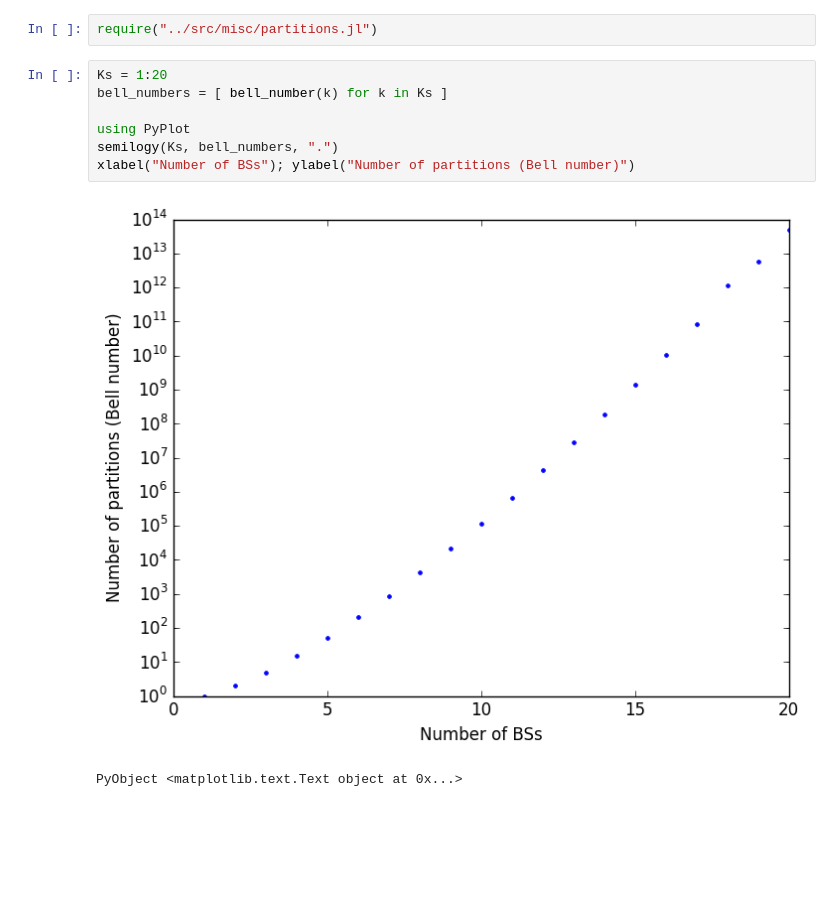
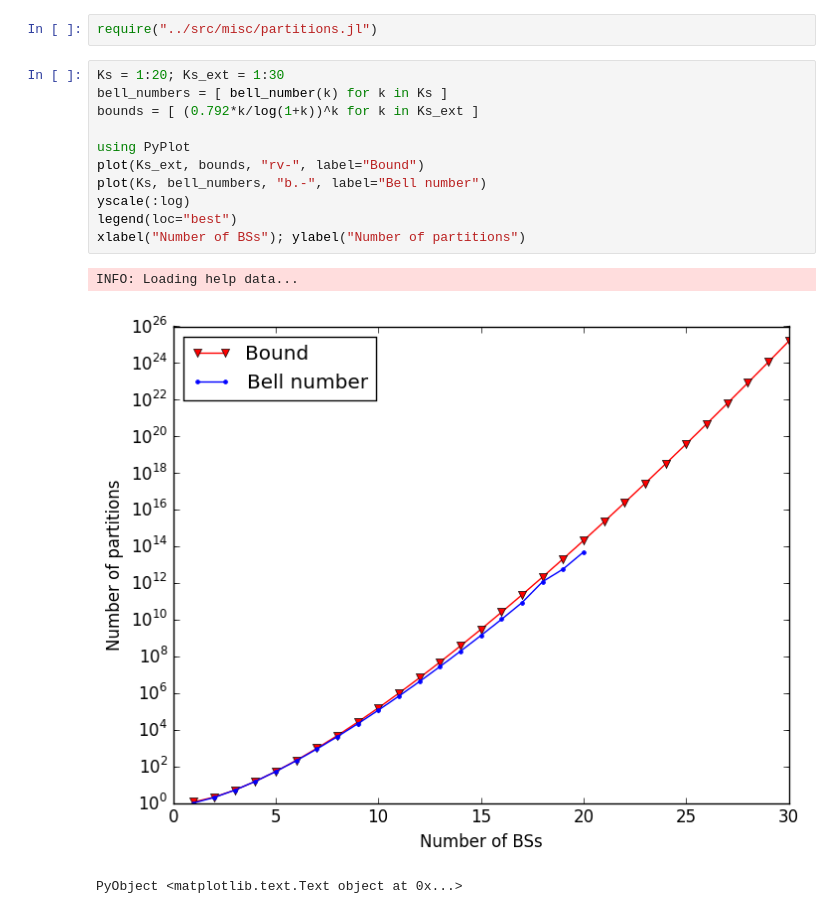
Before and after one commit to rasmusbrandt/DistributedBaseStationClustering.jl, a Jupyter notebook: support/bell_number.ipynb, the cells around one changed output. Cells and saved outputs as stored; diff of their text form; blank space fills up the shorter version.

Commit message:
Extended bell number support notebook a bit.

```diff
--- a/support/bell_number.ipynb
+++ b/support/bell_number.ipynb
@@ -1,12 +1,17 @@
 # %%
 require("../src/misc/partitions.jl")
 # %%
-Ks = 1:20
+Ks = 1:20; Ks_ext = 1:30
 bell_numbers = [ bell_number(k) for k in Ks ]
+bounds = [ (0.792*k/log(1+k))^k for k in Ks_ext ]
 
 using PyPlot
-semilogy(Ks, bell_numbers, ".")
-xlabel("Number of BSs"); ylabel("Number of partitions (Bell number)")
+plot(Ks_ext, bounds, "rv-", label="Bound")
+plot(Ks, bell_numbers, "b.-", label="Bell number")
+yscale(:log)
+legend(loc="best")
+xlabel("Number of BSs"); ylabel("Number of partitions")
 # %% [output]
+INFO: Loading help data...
-[figure, old version]
+[figure, new version]
-PyObject <matplotlib.text.Text object at 0x...>
+PyObject <matplotlib.text.Text object at 0x...>
```
Also changed, not shown: parts of 1 cell of this notebook, 1 other file.
